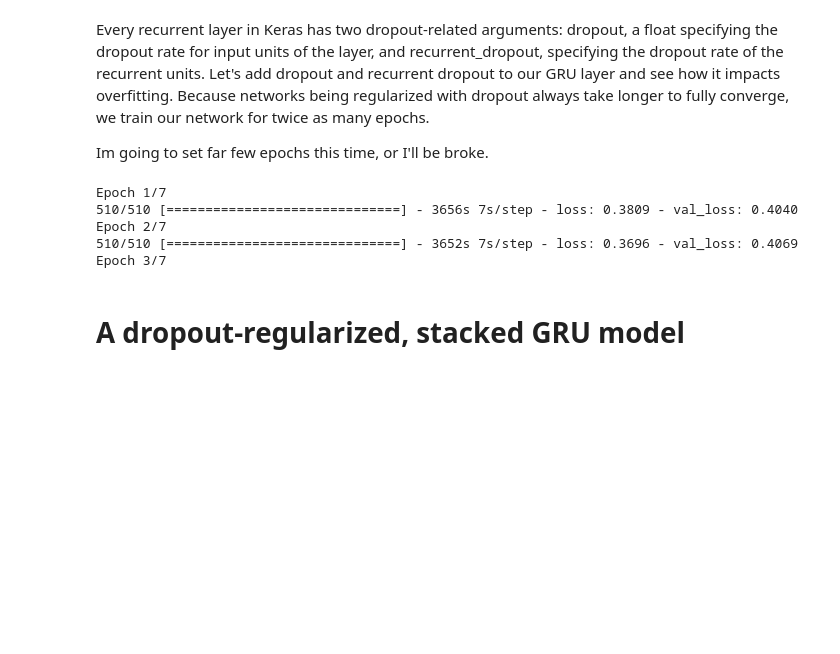
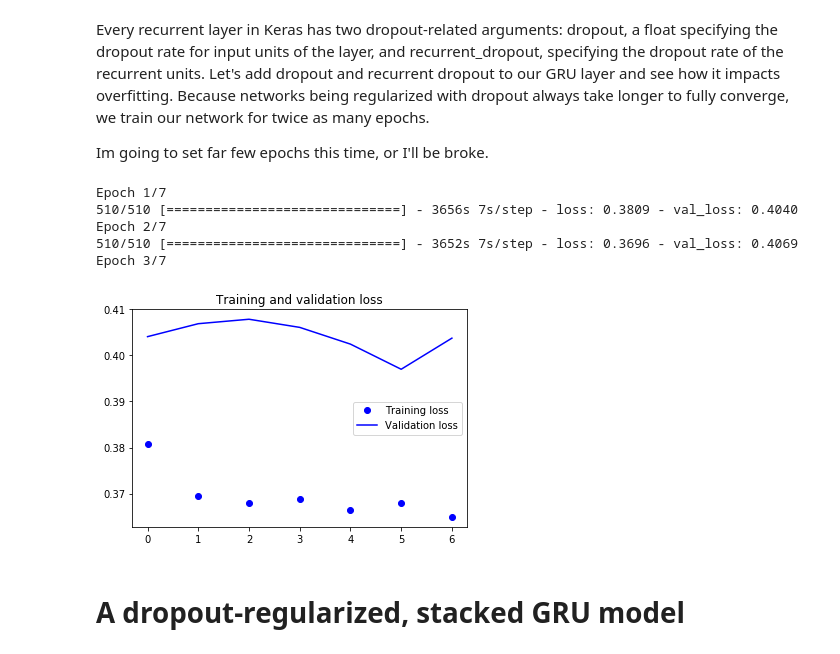
Before and after one commit to sambarrows/predict311, a Jupyter notebook: rnn_311.ipynb, the cells around one changed output. Saved outputs shown, nothing was run; the diff lists cells and outputs as text; code cells hidden in the pictures; blank space fills up the shorter version.

```diff
--- a/rnn_311.ipynb
+++ b/rnn_311.ipynb
@@ -517,24 +520,29 @@ save_obj(history.history, 'model_rnn_history')
 # %%
-# # if need to load dictionary
-# # (will need to refined loss and val_loss - see the two lines below)
-# def load_obj(name ):
-#     with open('histories/' + name + '.pkl', 'rb') as f:
-#         return pickle.load(f)
-# model_hist = load_obj('model_rnn_history')
+# load dictionary containing history
+# (will need to refined loss and val_loss - see the two lines below)
+def load_obj(name ):
+    with open('histories/' + name + '.pkl', 'rb') as f:
+        return pickle.load(f)
+model_hist = load_obj('model_rnn_history')
 # %%
-loss = history.history['loss']
-val_loss = history.history['val_loss']
+loss = model_hist['loss']
+val_loss = model_hist['val_loss']
+
+# loss = history.history['loss']
+# val_loss = history.history['val_loss']
 
 epochs = range(len(loss))
 
 plt.figure()
 
 plt.plot(epochs, loss, 'bo', label='Training loss')
 plt.plot(epochs, val_loss, 'b', label='Validation loss')
 plt.title('Training and validation loss')
 plt.legend()
 
 plt.show()
+# %% [output]
+[figure, added]
 # %%
 # save model
 model_json = model.to_json()
```
Also changed, not shown: parts of 3 cells of this notebook, 3 other files.
